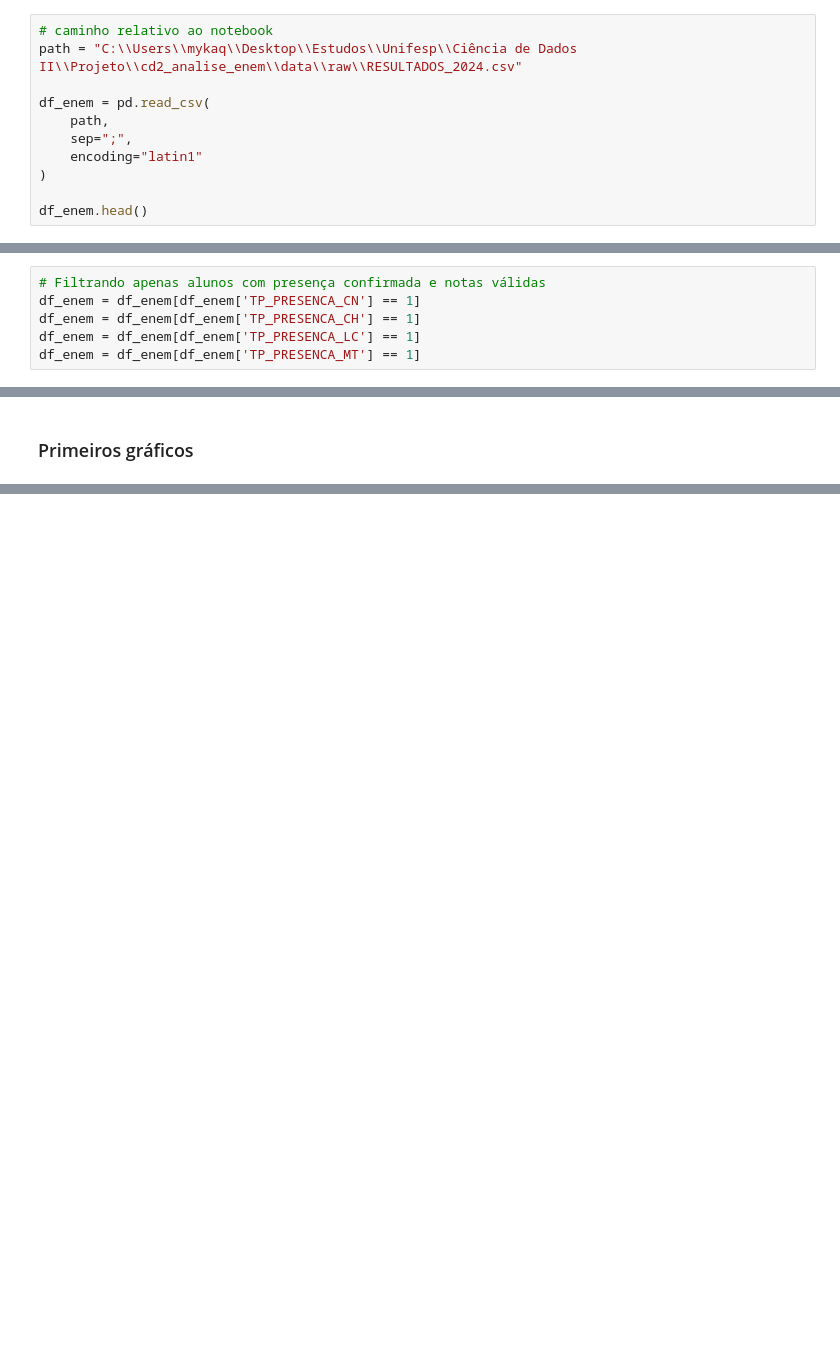
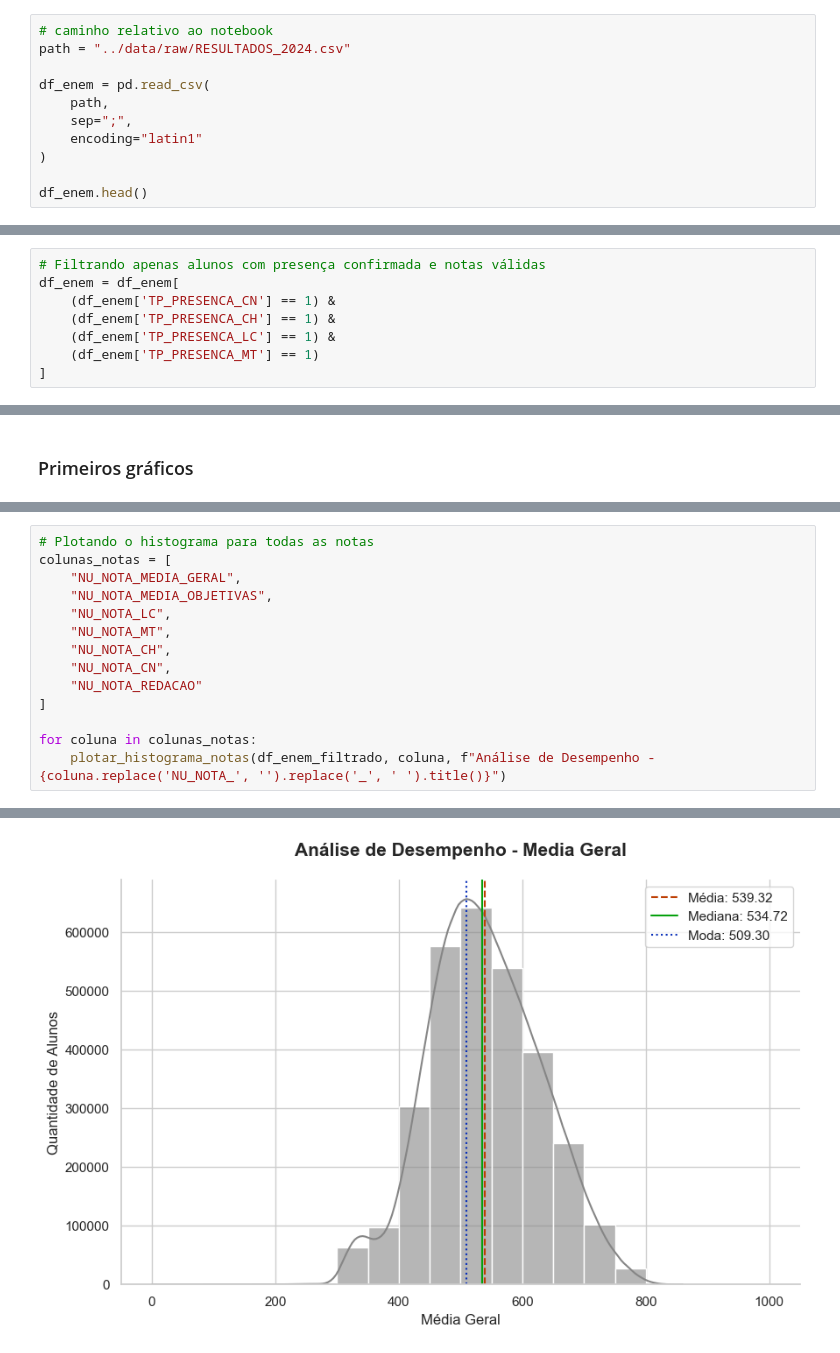
Before and after one commit to MykaQMS/cd2_analise_enem, a Jupyter notebook: notebooks/01_eda_enem.ipynb, the cells around one changed output, grey strips where cells are left out. Saved outputs shown, nothing was run; the diff lists cells and outputs as text; blank space fills up the shorter version.

Commit message:
Criação das funções de plotagem dos gráficos de histograma e boxplot

```diff
--- a/notebooks/01_eda_enem.ipynb
+++ b/notebooks/01_eda_enem.ipynb
@@ -23,6 +33,6 @@ Os dados do Enem são disponibilizados com granularidade por estudante, sendo ca
 # %%
 # caminho relativo ao notebook
-path = "C:\\Users\\mykaq\\Desktop\\Estudos\\Unifesp\\Ciência de Dados II\\Projeto\\cd2_analise_enem\\data\\raw\\RESULTADOS_2024.csv"
+path = "../data/raw/RESULTADOS_2024.csv"
 
 df_enem = pd.read_csv(
     path,
@@ -63,10 +73,12 @@ dtypes: float64(21), int64(9), object(12)
 memory usage: 1.4+ GB
 # %%
 # Filtrando apenas alunos com presença confirmada e notas válidas
-df_enem = df_enem[df_enem['TP_PRESENCA_CN'] == 1]
-df_enem = df_enem[df_enem['TP_PRESENCA_CH'] == 1]
-df_enem = df_enem[df_enem['TP_PRESENCA_LC'] == 1]
-df_enem = df_enem[df_enem['TP_PRESENCA_MT'] == 1]
+df_enem = df_enem[
+    (df_enem['TP_PRESENCA_CN'] == 1) &
+    (df_enem['TP_PRESENCA_CH'] == 1) &
+    (df_enem['TP_PRESENCA_LC'] == 1) &
+    (df_enem['TP_PRESENCA_MT'] == 1)
+]
 # %%
 cols = [
     "NU_SEQUENCIAL",
@@ -221,0 +273,15 @@ plt.show()
+# %%
+# Plotando o histograma para todas as notas
+colunas_notas = [
+    "NU_NOTA_MEDIA_GERAL",
+    "NU_NOTA_MEDIA_OBJETIVAS",
+    "NU_NOTA_LC",
+    "NU_NOTA_MT",
+    "NU_NOTA_CH",
+    "NU_NOTA_CN",
+    "NU_NOTA_REDACAO"
+]
+
+for coluna in colunas_notas:
+    plotar_histograma_notas(df_enem_filtrado, coluna, f"Análise de Desempenho - {coluna.replace('NU_NOTA_', '').replace('_', ' ').title()}")
+# %% [output]
@@ -221,0 +289 @@ plt.show()
+[figure, added]
```
Also changed, not shown: parts of 10 cells of this notebook, 14 other files.
